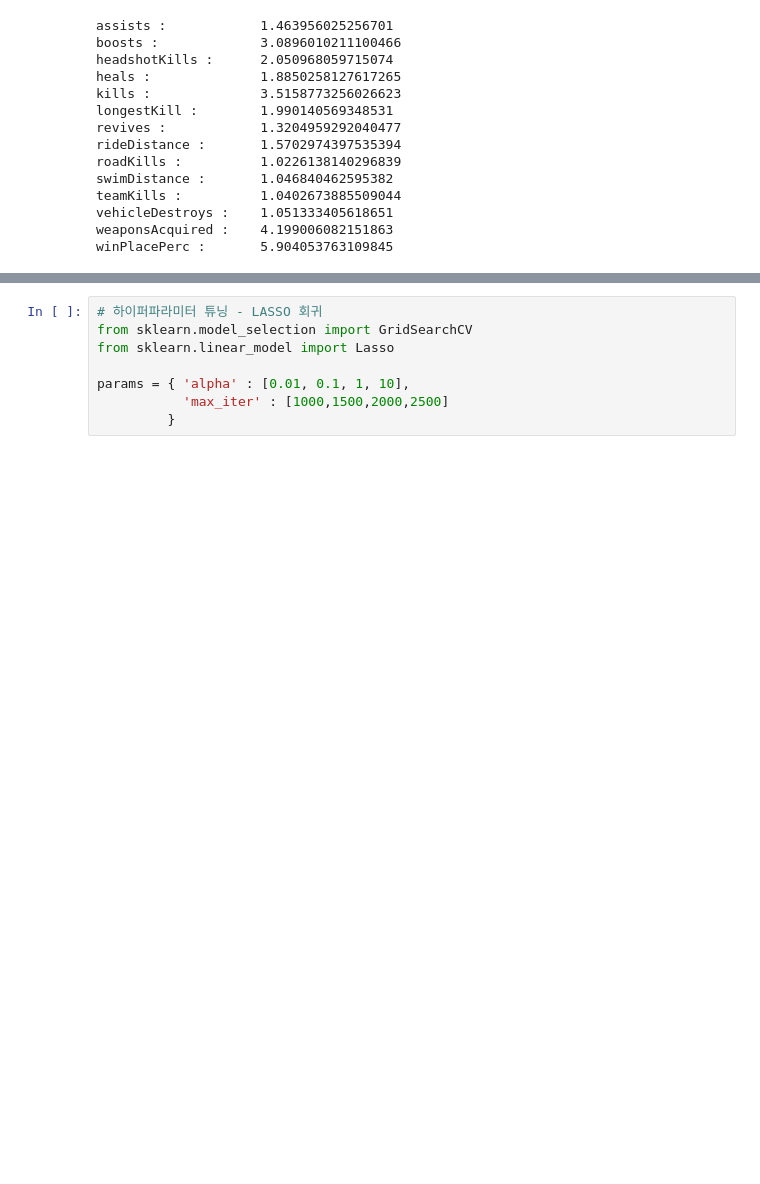
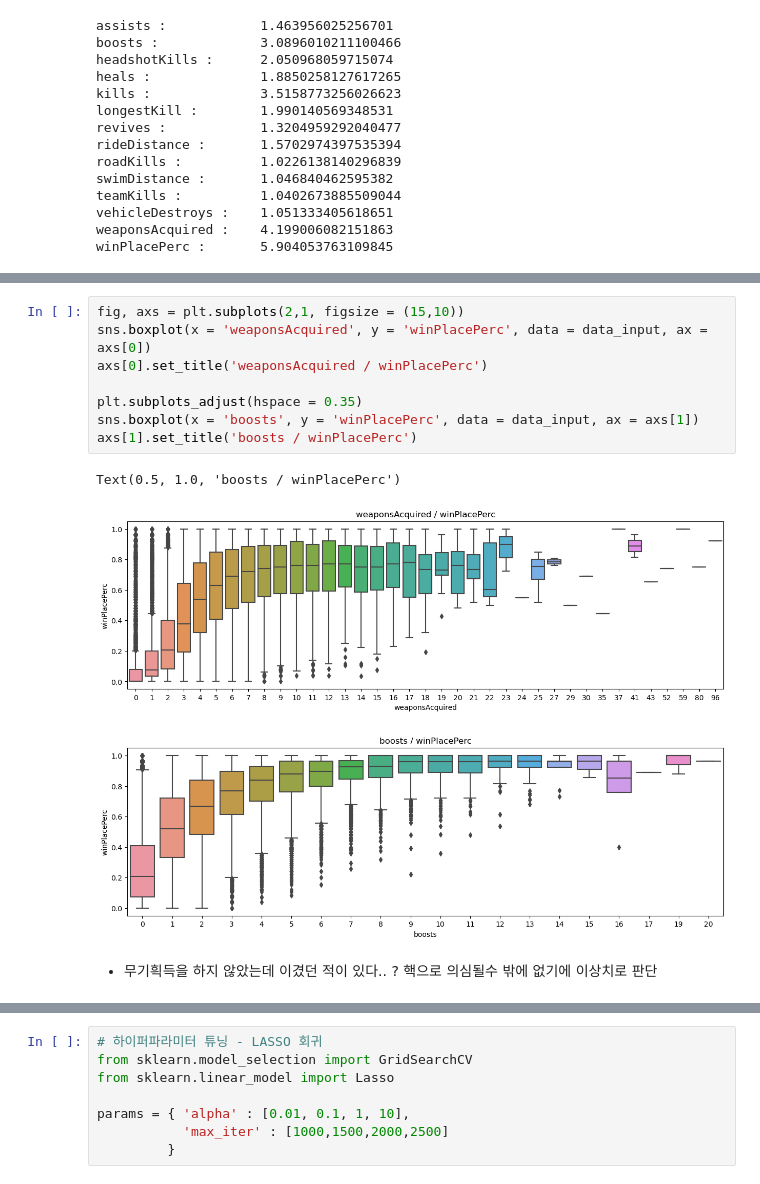
Before and after one commit to KymCat/DataProcessing, a Jupyter notebook: PUBG_Data_processing.ipynb, the cells around one changed output, grey strips where cells are left out. Cells and saved outputs as stored; diff of their text form; blank space fills up the shorter version.

```diff
--- a/PUBG_Data_processing.ipynb
+++ b/PUBG_Data_processing.ipynb
@@ -241,0 +249,13 @@ None
+# %%
+fig, axs = plt.subplots(2,1, figsize = (15,10))
+sns.boxplot(x = 'weaponsAcquired', y = 'winPlacePerc', data = data_input, ax = axs[0])
+axs[0].set_title('weaponsAcquired / winPlacePerc')
+
+plt.subplots_adjust(hspace = 0.35)
+sns.boxplot(x = 'boosts', y = 'winPlacePerc', data = data_input, ax = axs[1])
+axs[1].set_title('boosts / winPlacePerc')
+# %% [output]
+Text(0.5, 1.0, 'boosts / winPlacePerc')
+[figure, added]
+# %% [markdown]
+* 무기흭득을 하지 않았는데 이겼던 적이 있다.. ? 핵으로 의심될수 밖에 없기에 이상치로 판단
```
Also changed, not shown: parts of 10 cells of this notebook.
